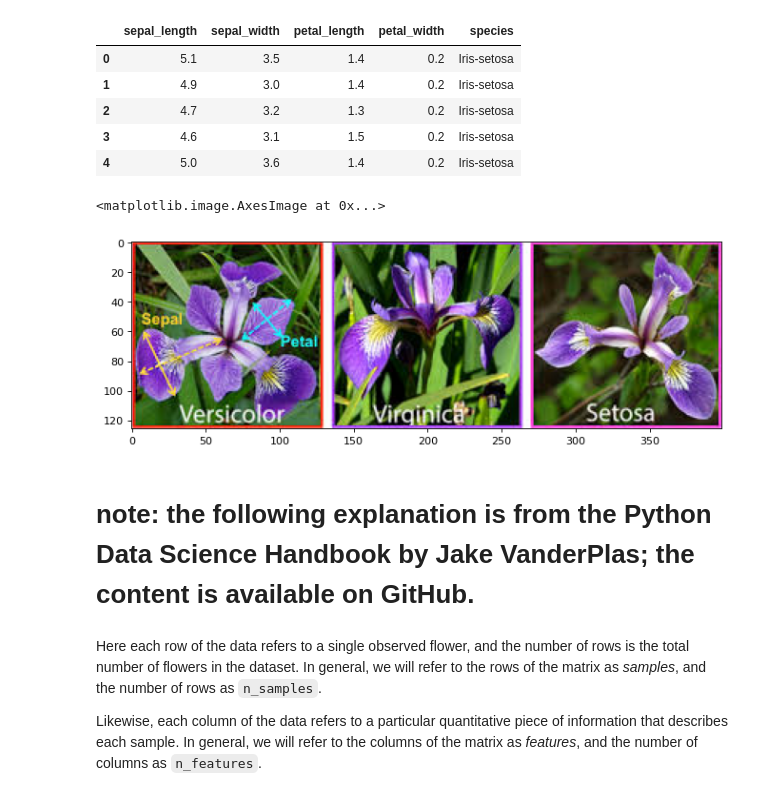
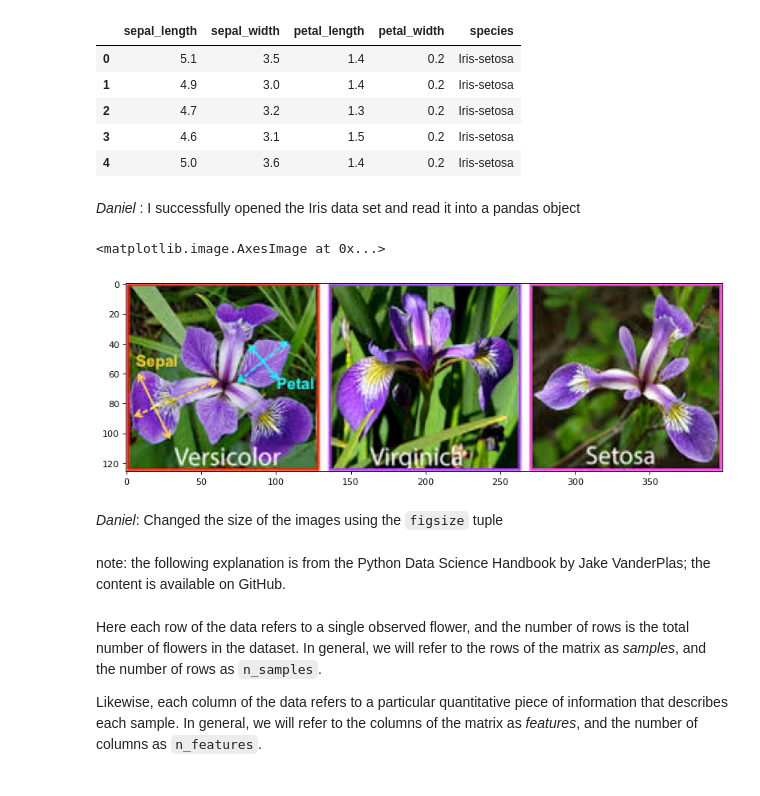
Before and after one commit to dattali18/machine_learning_msc_course, a Jupyter notebook: week1/notebook/week_1_intro_to_machine_learning_hw.ipynb, the cells around one changed output. Saved outputs shown, nothing was run; the diff lists cells and outputs as text; code cells hidden in the pictures.

```diff
--- a/week1/notebook/week_1_intro_to_machine_learning_hw.ipynb
+++ b/week1/notebook/week_1_intro_to_machine_learning_hw.ipynb
@@ -30,9 +26,9 @@ import numpy as np
 import pandas as pd
 import os
 
-data_path = '/content/gdrive/MyDrive/למידה חישובית/Ariella/1-intro-python-colab/data/'
+# Daniel: my relative path to the data from the notebook
+data_path = "../data/"
 filepath = os.path.join(data_path + 'Iris_Data.csv')
-#filepath = '/content/gdrive/MyDrive/למידה חישובית/Ariella/1-intro-python-colab/data/Iris_Data.csv'
 data = pd.read_csv(filepath)
 print("Cols:",data.columns,"\nshape:",data.shape)
 print("shape 0 :",data.shape[0])
@@ -49,19 +45,24 @@ shape 0 : 150
 | 2 | 4.7 | 3.2 | 1.3 | 0.2 | Iris-setosa |
 | 3 | 4.6 | 3.1 | 1.5 | 0.2 | Iris-setosa |
 | 4 | 5.0 | 3.6 | 1.4 | 0.2 | Iris-setosa |
+# %% [markdown]
+*Daniel* : I successfully opened the Iris data set and read it into a pandas object
 # %%
 import matplotlib.image as mpimg
 from matplotlib.pyplot import imshow, figure
 %matplotlib inline
 filepath = os.path.join(data_path + 'iris.jpeg')
 testim = mpimg.imread(filepath)
-figure(figsize=(10, 8), dpi=80)
+# figure(figsize=(10, 8), dpi=80)
+figure(figsize=(12, 10), dpi=80)
 imshow(testim)
 # %% [output]
 <matplotlib.image.AxesImage at 0x...>
-[figure, old version]
+[figure, new version]
+# %% [markdown]
+*Daniel*: Changed the size of the images using the `figsize` tuple
 # %% [markdown]
-# note: the following explanation is from  the Python Data Science Handbook by Jake VanderPlas; the content is available on GitHub.
+note: the following explanation is from  the Python Data Science Handbook by Jake VanderPlas; the content is available on GitHub.
 # %% [markdown]
 Here each row of the data refers to a single observed flower, and the number of rows is the total number of flowers in the dataset.
 In general, we will refer to the rows of the matrix as *samples*, and the number of rows as ``n_samples``.
```
Also changed, not shown: parts of 17 cells of this notebook.
